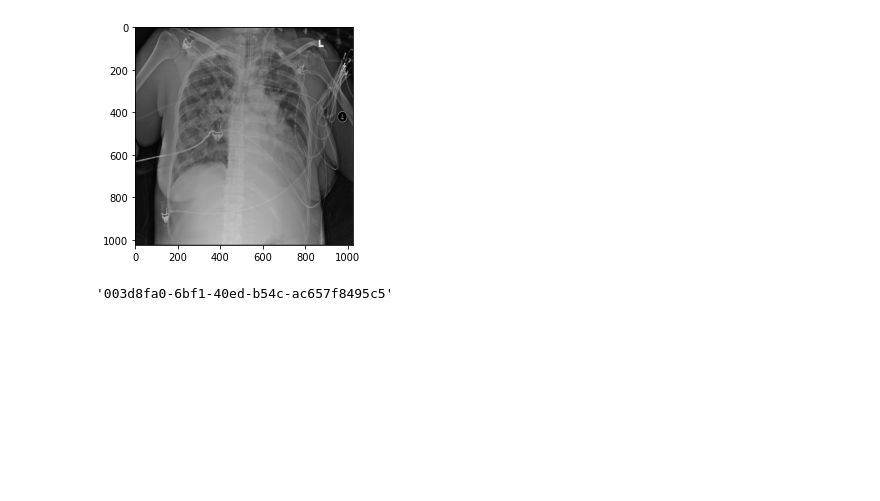
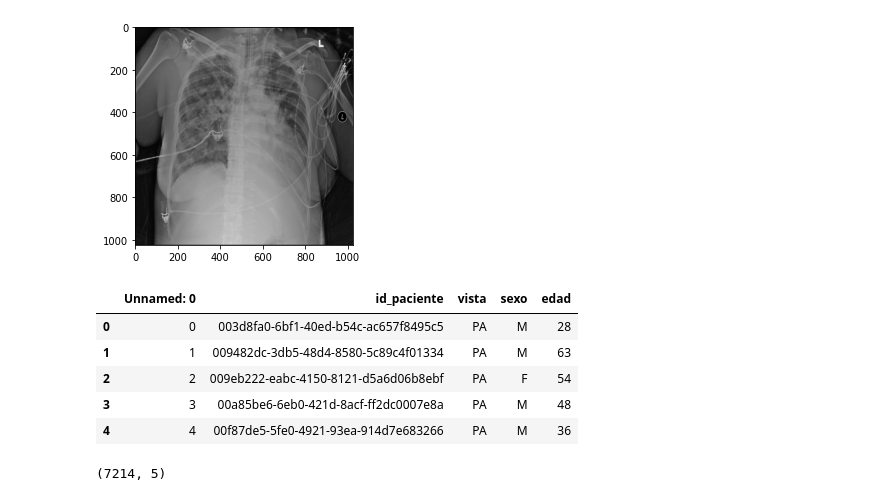
Before and after one commit to jvallalta/ia-medicina, a Jupyter notebook: VAE_Imagenes_RX_Torax.ipynb, the cells around one changed output. Cells and saved outputs as stored; diff of their text form; code cells hidden in the pictures; blank space fills up the shorter version.

```diff
--- a/VAE_Imagenes_RX_Torax.ipynb
+++ b/VAE_Imagenes_RX_Torax.ipynb
@@ -83,6 +80,19 @@ for contador in range(len(normales)):
-# %%
-pacientes_normales.head()
-# %% [output]
-'003d8fa0-6bf1-40ed-b54c-ac657f8495c5'
+# %%
+#Leemos dataframe con los datos pacientes normales
+pacientes_normales = pd.read_csv(ruta + '/pacientes_normales.csv')
+pacientes_normales.head()
+# %% [output]
+|  | Unnamed: 0 | id_paciente | vista | sexo | edad |
+| 0 | 0 | 003d8fa0-6bf1-40ed-b54c-ac657f8495c5 | PA | M | 28 |
+| 1 | 1 | 009482dc-3db5-48d4-8580-5c89c4f01334 | PA | M | 63 |
+| 2 | 2 | 009eb222-eabc-4150-8121-d5a6d06b8ebf | PA | F | 54 |
+| 3 | 3 | 00a85be6-6eb0-421d-8acf-ff2dc0007e8a | PA | M | 48 |
+| 4 | 4 | 00f87de5-5fe0-4921-93ea-914d7e683266 | PA | M | 36 |
 # %%
 pacientes_normales.to_csv(ruta + '/pacientes_normales.csv')
+# %%
+# Nos quedamos con las imágenes con vista PA (Posteroanterior)
+normales_PA = pacientes_normales[pacientes_normales['vista']=='PA']
+normales_PA.shape
+# %% [output]
+(7214, 5)
```
Also changed, not shown: parts of 13 cells of this notebook.
